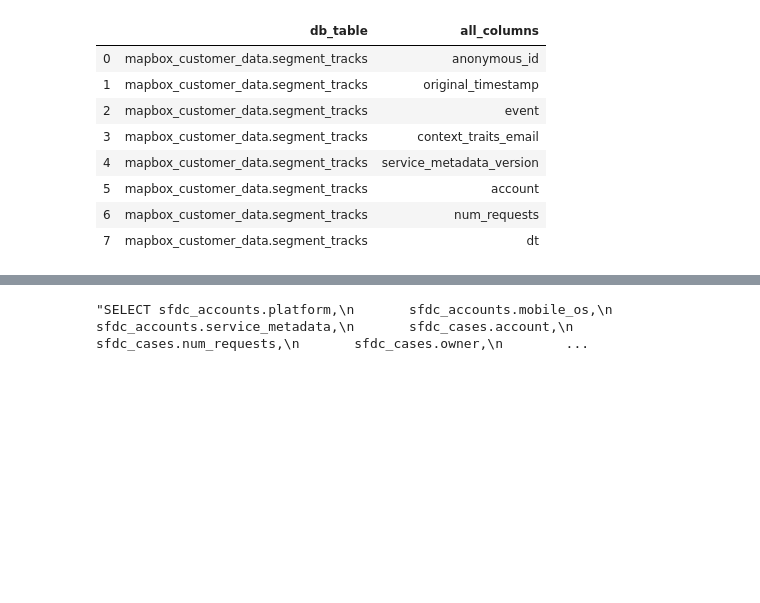
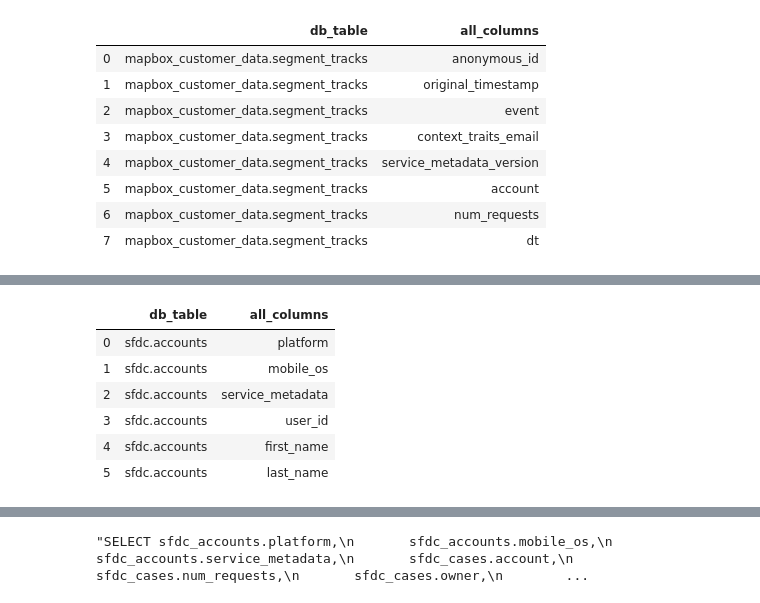
Before and after one commit to vickyjkwan/sqlanalyzer, a Jupyter notebook: parsing_pure.ipynb, the cells around one changed output, grey strips where cells are left out. Saved outputs shown, nothing was run; the diff lists cells and outputs as text; code cells hidden in the pictures; blank space fills up the shorter version.

```diff
--- a/parsing_pure.ipynb
+++ b/parsing_pure.ipynb
@@ -88,3 +111,15 @@ db_fields_4
+# %%
+db_fields_7 = pd.DataFrame({'db_table': 'sfdc.accounts',
+                           'all_columns': ['platform', 'mobile_os', 'service_metadata', 'user_id', 'first_name', 'last_name']})
+db_fields_7
+# %% [output]
+|  | db_table | all_columns |
+| 0 | sfdc.accounts | platform |
+| 1 | sfdc.accounts | mobile_os |
+| 2 | sfdc.accounts | service_metadata |
+| 3 | sfdc.accounts | user_id |
+| 4 | sfdc.accounts | first_name |
+| 5 | sfdc.accounts | last_name |
 # %%
 df = db_fields_1.append(db_fields_2, ignore_index=True)
 df = df.append(db_fields_3, ignore_index=True)
```
Also changed, not shown: parts of 12 cells of this notebook, 4 other files.
